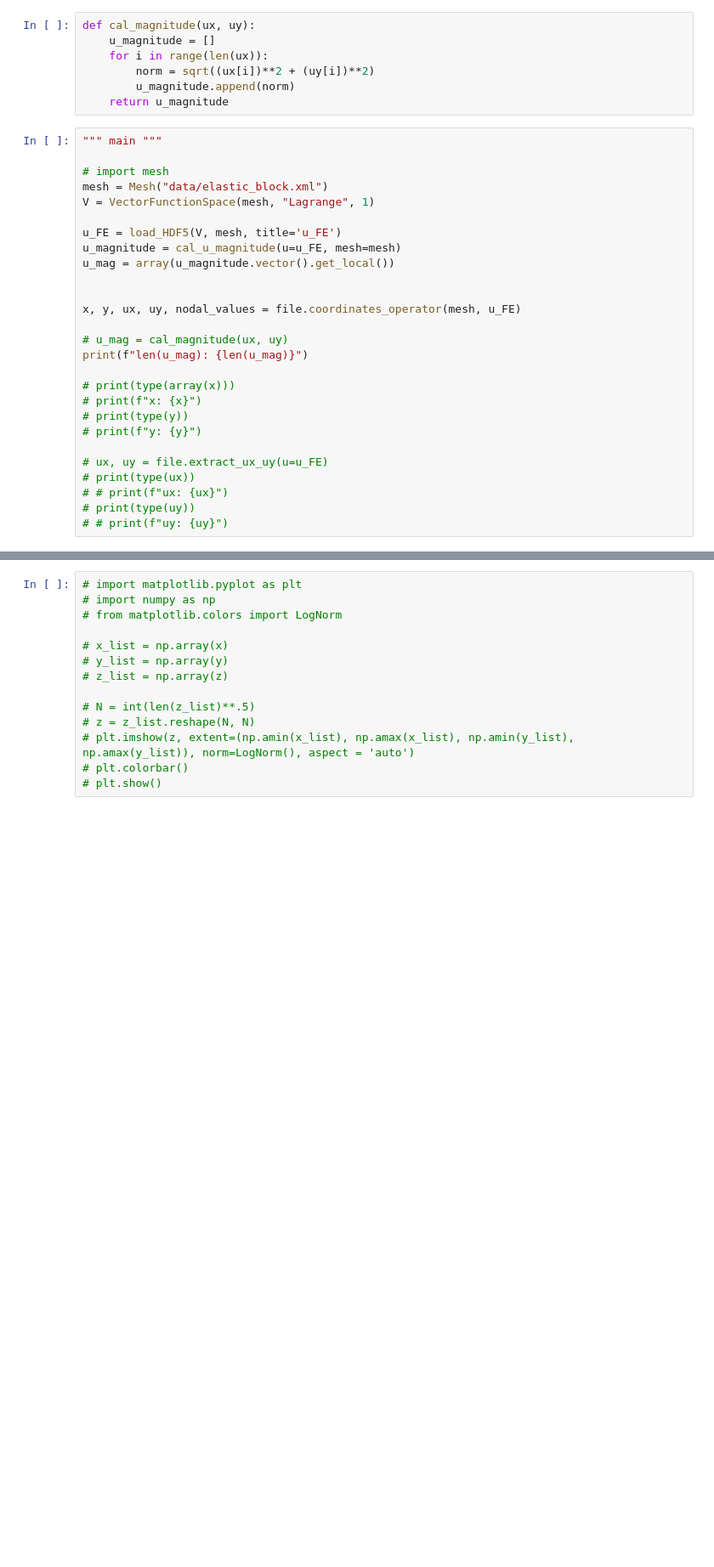
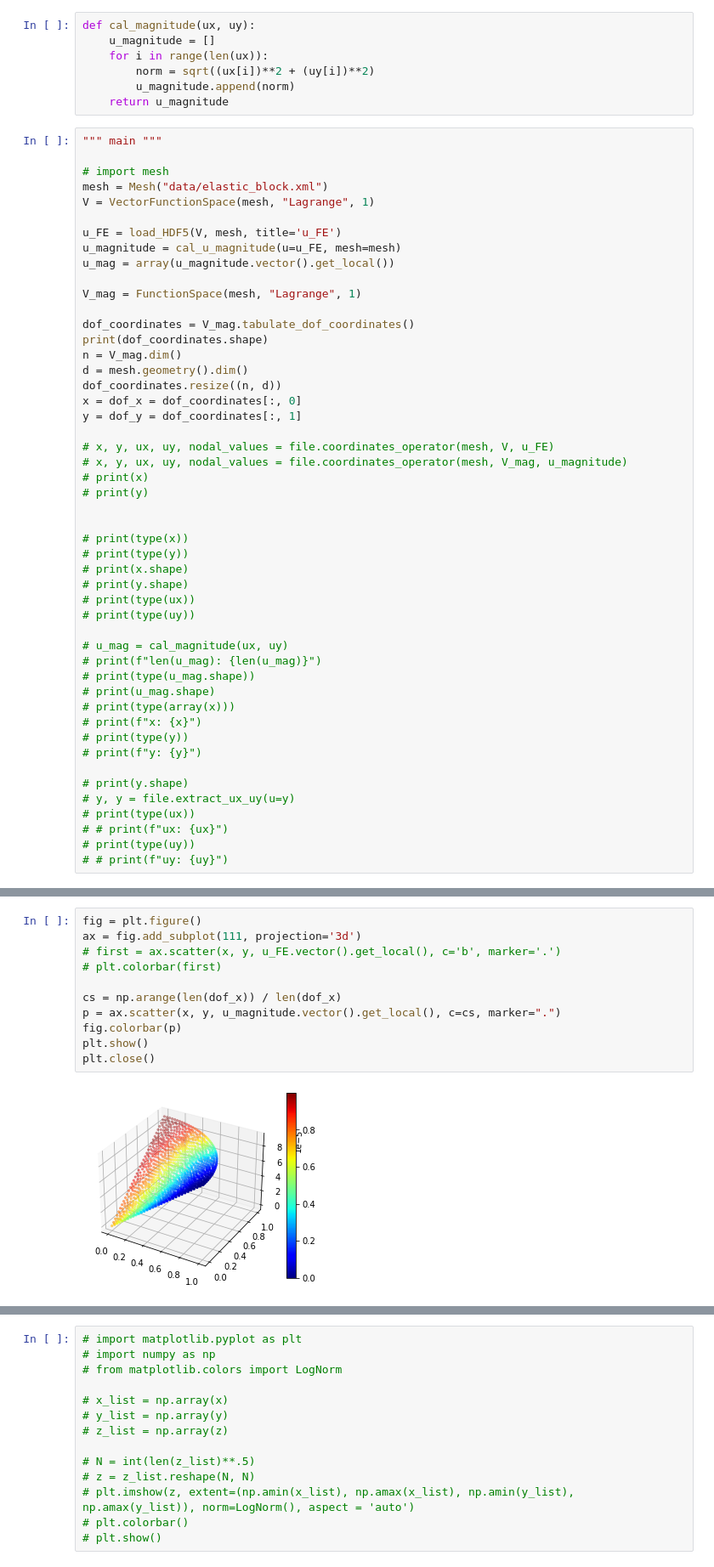
Before and after one commit to XuanQuangPham91/FEniCS-RBniCS-examples, a Jupyter notebook: 20210226_Coordinate_extraction/pandas_test_jupyter.ipynb, the cells around one changed output, grey strips where cells are left out. Shown at 85% size. Drawn from its saved outputs; the diff is of its cells as text; blank space fills up the shorter version.

```diff
--- a/20210226_Coordinate_extraction/pandas_test_jupyter.ipynb
+++ b/20210226_Coordinate_extraction/pandas_test_jupyter.ipynb
@@ -47,18 +55,40 @@ u_FE = load_HDF5(V, mesh, title='u_FE')
 u_magnitude = cal_u_magnitude(u=u_FE, mesh=mesh)
 u_mag = array(u_magnitude.vector().get_local())
 
+V_mag = FunctionSpace(mesh, "Lagrange", 1)
 
-x, y, ux, uy, nodal_values = file.coordinates_operator(mesh, u_FE)
+dof_coordinates = V_mag.tabulate_dof_coordinates()
+print(dof_coordinates.shape)
+n = V_mag.dim()
+d = mesh.geometry().dim()
+dof_coordinates.resize((n, d))
+x = dof_x = dof_coordinates[:, 0]
+y = dof_y = dof_coordinates[:, 1]
+
+# x, y, ux, uy, nodal_values = file.coordinates_operator(mesh, V, u_FE)
+# x, y, ux, uy, nodal_values = file.coordinates_operator(mesh, V_mag, u_magnitude)
+# print(x)
+# print(y)
+
+
+# print(type(x))
+# print(type(y))
+# print(x.shape)
+# print(y.shape)
+# print(type(ux))
+# print(type(uy))
 
 # u_mag = cal_magnitude(ux, uy)
-print(f"len(u_mag): {len(u_mag)}")
-
+# print(f"len(u_mag): {len(u_mag)}")
+# print(type(u_mag.shape))
+# print(u_mag.shape)
 # print(type(array(x)))
 # print(f"x: {x}")
 # print(type(y))
 # print(f"y: {y}")
 
-# ux, uy = file.extract_ux_uy(u=u_FE)
+# print(y.shape)
+# y, y = file.extract_ux_uy(u=y)
 # print(type(ux))
 # # print(f"ux: {ux}")
 # print(type(uy))
@@ -128,0 +167,13 @@ print(len(u_mag))
+# %%
+fig = plt.figure()
+ax = fig.add_subplot(111, projection='3d')
+# first = ax.scatter(x, y, u_FE.vector().get_local(), c='b', marker='.')
+# plt.colorbar(first)
+
+cs = np.arange(len(dof_x)) / len(dof_x)
+p = ax.scatter(x, y, u_magnitude.vector().get_local(), c=cs, marker=".")
+fig.colorbar(p)
+plt.show()
+plt.close()
+# %% [output]
+[figure, added]
```
Also changed, not shown: parts of 7 cells of this notebook, 6 other files.
